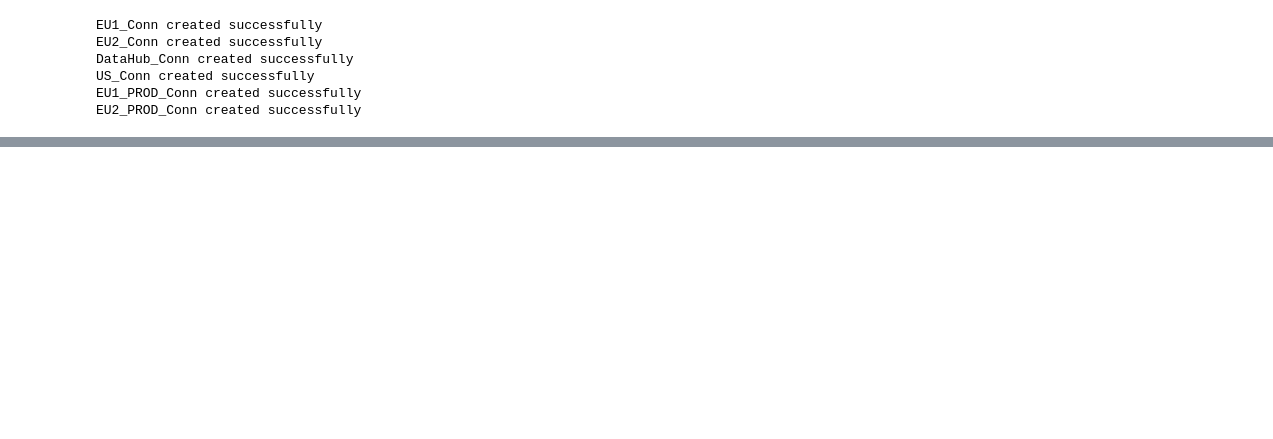
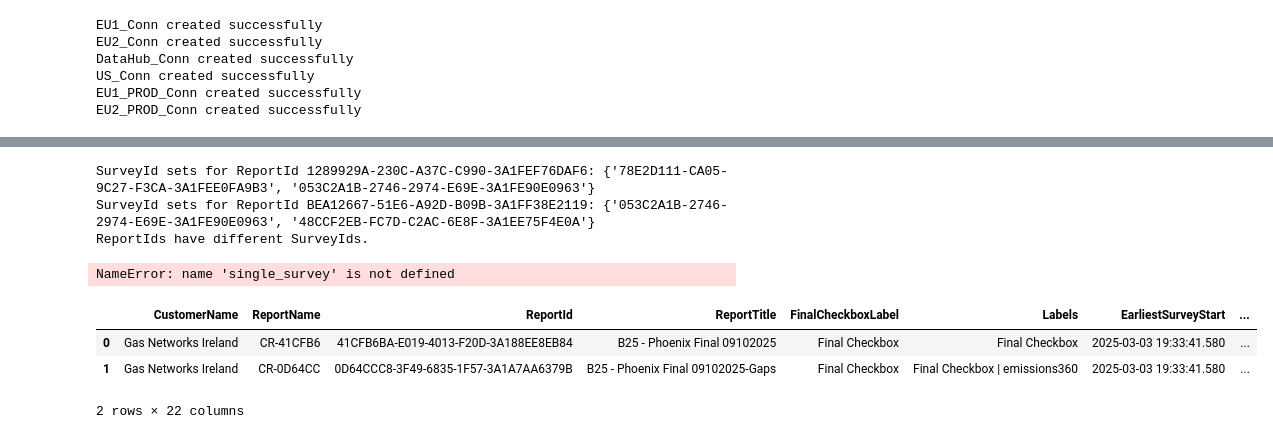
Before and after one commit to picarro-dsoler/KPIHub, a Jupyter notebook: SQLite/tools/Ingesters/KPIHub_SurveySummaryIngester.ipynb, the cells around one changed output, grey strips where cells are left out. Drawn from its saved outputs; the diff is of its cells as text; code cells hidden in the pictures; blank space fills up the shorter version.

```diff
--- a/SQLite/tools/Ingesters/KPIHub_SurveySummaryIngester.ipynb
+++ b/SQLite/tools/Ingesters/KPIHub_SurveySummaryIngester.ipynb
@@ -279,0 +107,69 @@ surveyIngester.sanity_check()
+# %%
+proc_data.db.set_query('SELECT ReportId, ReportArea FROM KPI_ReportSummary WHERE ReportId IN (SELECT ReportId FROM temp_report)')
+report = proc_data.db.execute(KPIHub_Conn, source_col = 'ReportId', temp_table_name = 'temp_report')
+report_gdf = proc_data.db.execute(KPIHub_Conn, source_col = 'ReportId', temp_table_name = 'temp_report')
+report_gdf["geometry"] = gpd.GeoSeries.from_wkt(report_gdf["ReportArea"])
+report_gdf = gpd.GeoDataFrame(
+    report_gdf,
+    geometry="geometry",
+    crs="EPSG:4326"
+)
+utm_crs = report_gdf.estimate_utm_crs()
+report_gdf = report_gdf.to_crs(utm_crs)
+# %%
+# Check if both ReportIds have the same SurveyIds in proc_data
+# Get the unique ReportIds from report_gdf
+report_ids = report_gdf['ReportId'].unique()
+
+# Filter proc_data for these ReportIds and get the corresponding SurveyIds
+survey_ids_by_report = proc_data[proc_data['ReportId'].isin(report_ids)].groupby('ReportId')['SurveyId'].apply(set)
+
+# Only proceed if there are exactly two ReportIds
+if len(survey_ids_by_report) == 2:
+    report_id_1, report_id_2 = survey_ids_by_report.index
+    survey_ids_1 = survey_ids_by_report.loc[report_id_1]
+    survey_ids_2 = survey_ids_by_report.loc[report_id_2]
+    same_survey_ids = survey_ids_1 == survey_ids_2
+    print(f"SurveyId sets for ReportId {report_id_1}: {survey_ids_1}")
+    print(f"SurveyId sets for ReportId {report_id_2}: {survey_ids_2}")
+    if same_survey_ids:
+        print("Both ReportIds have the same SurveyIds.")
+    else:
+        print("ReportIds have different SurveyIds.")
+else:
+    print("There are not exactly two ReportIds to compare.")
+# %% [output]
+SurveyId sets for ReportId 1289929A-230C-A37C-C990-3A1FEF76DAF6: {'78E2D111-CA05-9C27-F3CA-3A1FEE0FA9B3', '053C2A1B-2746-2974-E69E-3A1FE90E0963'}
+SurveyId sets for ReportId BEA12667-51E6-A92D-B09B-3A1FF38E2119: {'053C2A1B-2746-2974-E69E-3A1FE90E0963', '48CCF2EB-FC7D-C2AC-6E8F-3A1EE75F4E0A'}
+ReportIds have different SurveyIds.
+# %%
+import matplotlib.pyplot as plt
+single_survey.db.set_query(query_segments_table(survey_table="#TempSurvey"))
+segments = single_survey.db.execute(CONN_DICT[customer_info['DBLocation']], source_col = 'SurveyId', temp_table_name = '#TempSurvey')
+segments.drop_duplicates(subset=['Id'], inplace=True)
+segments_gdf = gpd.GeoDataFrame(
+    segments,
+    geometry=gpd.GeoSeries.from_wkt(segments['Shape']),
+    crs="EPSG:4326"
+)
+# set it bew cremator
+utm_crs = segments_gdf.estimate_utm_crs()
+segments_gdf = segments_gdf.to_crs(utm_crs)
+fig = plt.figure(figsize=(10, 10))
+ax = fig.add_subplot(1, 1, 1)
+report_gdf.boundary.plot(ax=ax, color='red', linewidth=2)
+segments_gdf.plot(ax=ax, color='orange', alpha=0.5)
+ax.set_title('Report and Segment Layers')
+ax.set_xlabel('Longitude')
+ax.set_ylabel('Latitude')
+# %% [output]
+NameError: name 'single_survey' is not defined
+# %%
+report.db.set_query(get_report_info(report_table = '#TempReport'))
+report_info = report.db.execute(EU1_Conn, source_col = 'ReportId', temp_table_name = '#TempReport')
+report_info.head()
+# %% [output]
+|  | CustomerName | ReportName | ReportId | ReportTitle | FinalCheckboxLabel | Labels | EarliestSurveyStart | ... |
+| 0 | Gas Networks Ireland | CR-41CFB6 | 41CFB6BA-E019-4013-F20D-3A188EE8EB84 | B25 - Phoenix Final 09102025 | Final Checkbox | Final Checkbox | 2025-03-03 19:33:41.580 | ... |
+| 1 | Gas Networks Ireland | CR-0D64CC | 0D64CCC8-3F49-6835-1F57-3A1A7AA6379B | B25 - Phoenix Final 09102025-Gaps | Final Checkbox | Final Checkbox | emissions360 | 2025-03-03 19:33:41.580 | ... |
+2 rows × 22 columns
```
Also changed, not shown: parts of 7 cells of this notebook, 37 other files.
